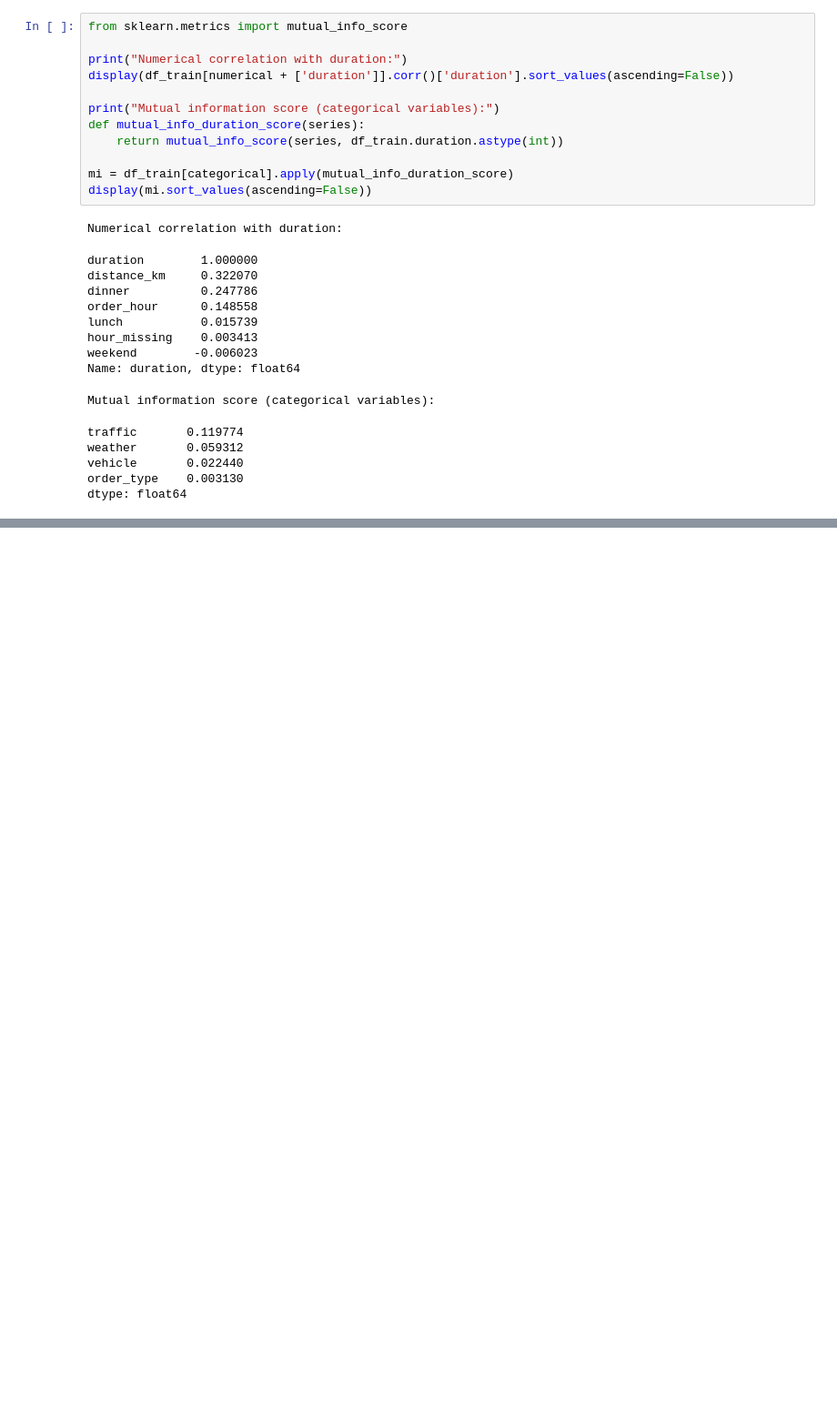
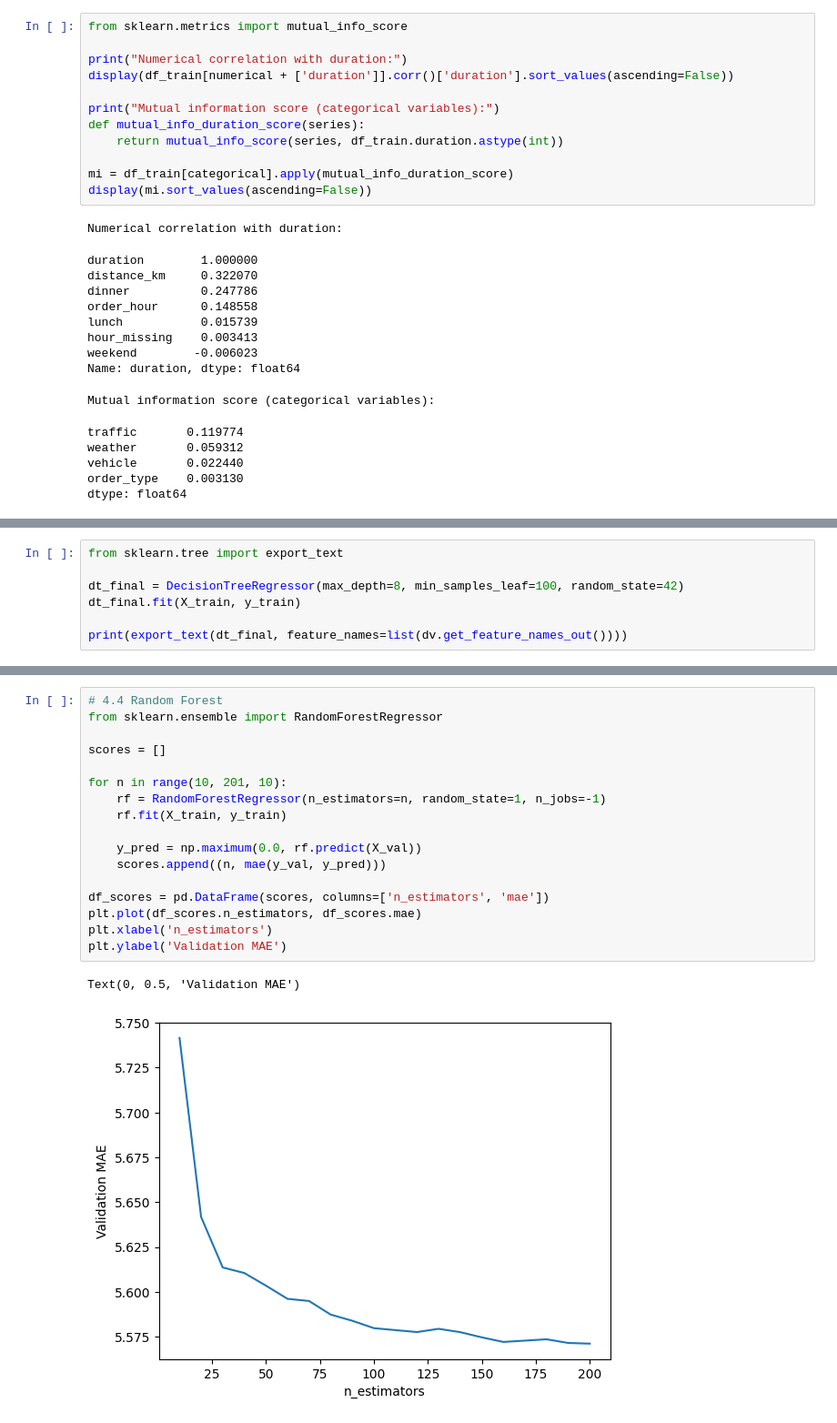
Before and after one commit to kkzzbb/delivery-eta, a Jupyter notebook: notebook.ipynb, the cells around one changed output, grey strips where cells are left out. Shown at 91% size. Saved outputs shown, nothing was run; the diff lists cells and outputs as text; blank space fills up the shorter version.

```diff
--- a/notebook.ipynb
+++ b/notebook.ipynb
@@ -408,0 +535,7 @@ dtype: float64
+# %%
+from sklearn.tree import export_text
+
+dt_final = DecisionTreeRegressor(max_depth=8, min_samples_leaf=100, random_state=42)
+dt_final.fit(X_train, y_train)
+
+print(export_text(dt_final, feature_names=list(dv.get_feature_names_out())))
@@ -408,0 +560,20 @@ dtype: float64
+# %%
+# 4.4 Random Forest
+from sklearn.ensemble import RandomForestRegressor
+
+scores = []
+
+for n in range(10, 201, 10):
+	rf = RandomForestRegressor(n_estimators=n, random_state=1, n_jobs=-1)
+	rf.fit(X_train, y_train)
+
+	y_pred = np.maximum(0.0, rf.predict(X_val))
+	scores.append((n, mae(y_val, y_pred)))
+
+df_scores = pd.DataFrame(scores, columns=['n_estimators', 'mae'])
+plt.plot(df_scores.n_estimators, df_scores.mae)
+plt.xlabel('n_estimators')
+plt.ylabel('Validation MAE')
+# %% [output]
+Text(0, 0.5, 'Validation MAE')
+[figure, added]
```
Also changed, not shown: parts of 18 cells of this notebook.
